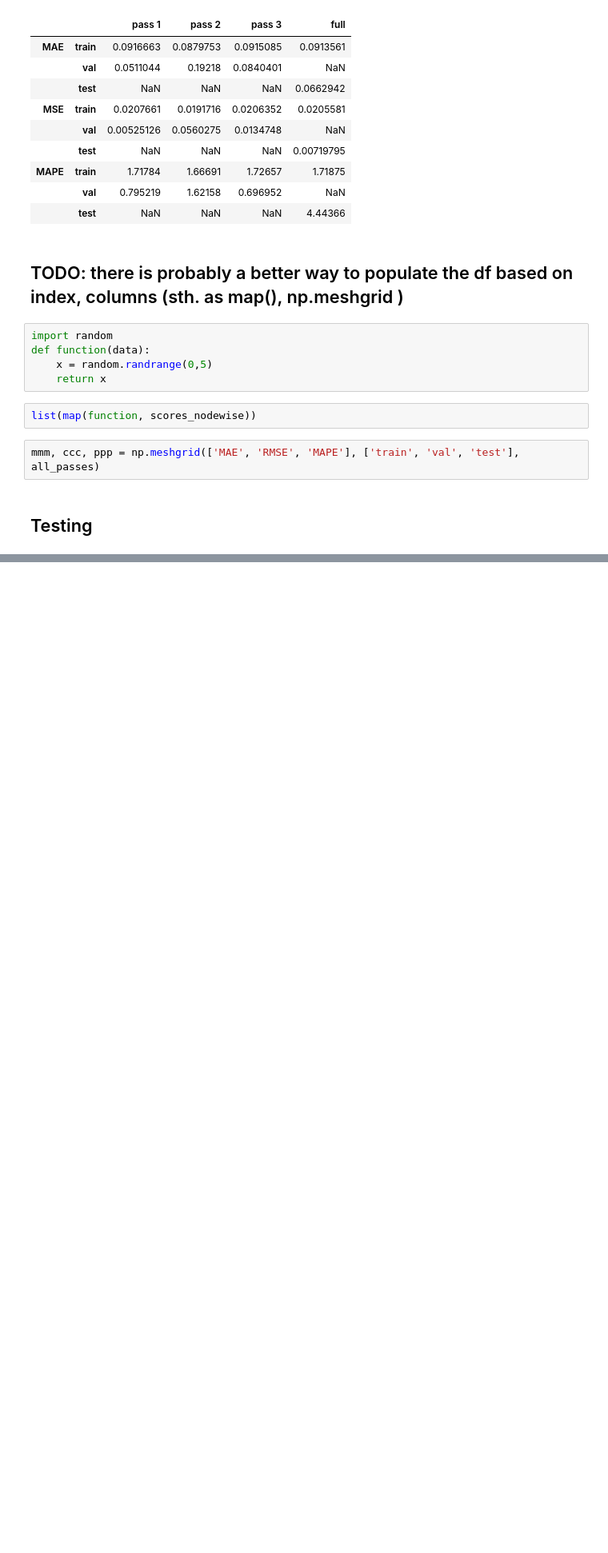
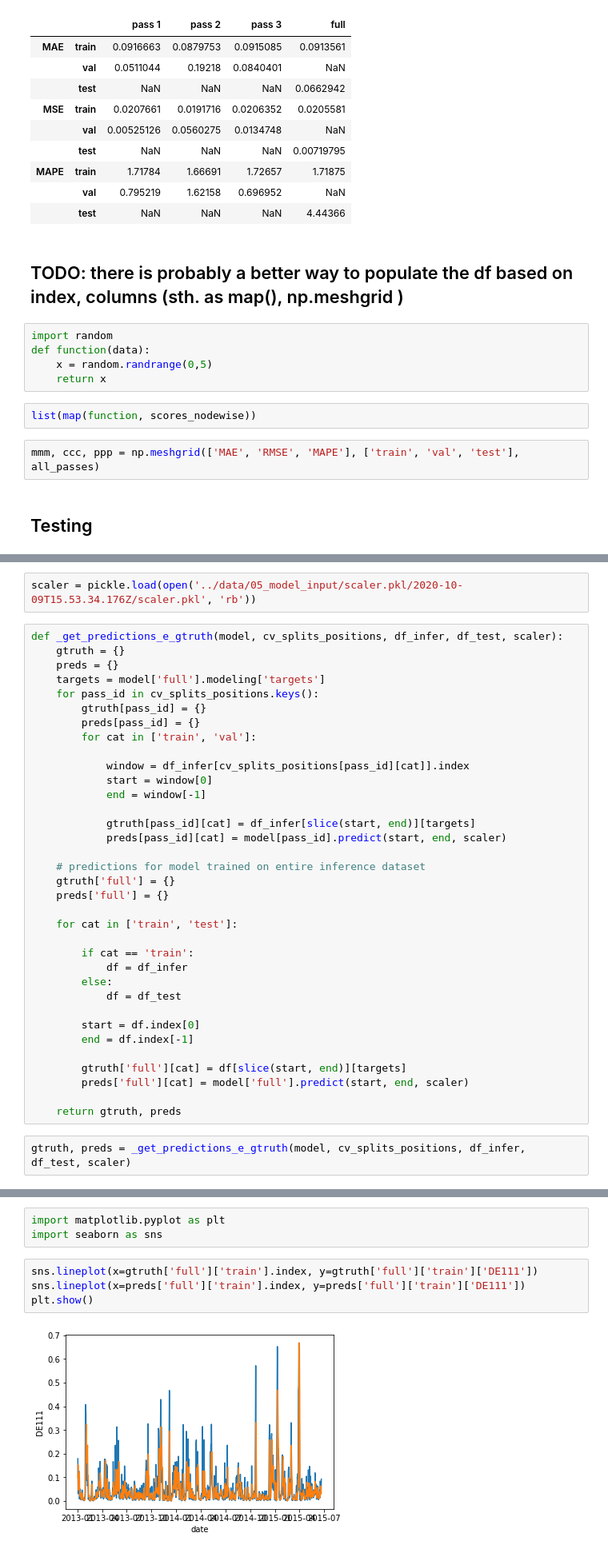
Before and after one commit to ArjunReddy07/wind-stf, a Jupyter notebook: prototyping/evaluate.ipynb, the cells around one changed output, grey strips where cells are left out. Shown at 80% size. Saved outputs shown, nothing was run; the diff lists cells and outputs as text; blank space fills up the shorter version.

Commit message:
reported dataset, EDA

```diff
--- a/prototyping/evaluate.ipynb
+++ b/prototyping/evaluate.ipynb
@@ -334,0 +374,39 @@ scores_nodewise
+# %%
+scaler = pickle.load(open('../data/05_model_input/scaler.pkl/2020-10-09T15.53.34.176Z/scaler.pkl', 'rb'))
+# %%
+def _get_predictions_e_gtruth(model, cv_splits_positions, df_infer, df_test, scaler):
+    gtruth = {}
+    preds = {}
+    targets = model['full'].modeling['targets']
+    for pass_id in cv_splits_positions.keys():
+        gtruth[pass_id] = {}
+        preds[pass_id] = {}
+        for cat in ['train', 'val']:
+
+            window = df_infer[cv_splits_positions[pass_id][cat]].index
+            start = window[0]
+            end = window[-1]
+
+            gtruth[pass_id][cat] = df_infer[slice(start, end)][targets]
+            preds[pass_id][cat] = model[pass_id].predict(start, end, scaler)
+
+    # predictions for model trained on entire inference dataset
+    gtruth['full'] = {}
+    preds['full'] = {}
+
+    for cat in ['train', 'test']:
+
+        if cat == 'train':
+            df = df_infer
+        else:
+            df = df_test
+
+        start = df.index[0]
+        end = df.index[-1]
+
+        gtruth['full'][cat] = df[slice(start, end)][targets]
+        preds['full'][cat] = model['full'].predict(start, end, scaler)
+
+    return gtruth, preds
+# %%
+gtruth, preds = _get_predictions_e_gtruth(model, cv_splits_positions, df_infer, df_test, scaler)
@@ -334,0 +447,9 @@ scores_nodewise
+# %%
+import matplotlib.pyplot as plt
+import seaborn as sns
+# %%
+sns.lineplot(x=gtruth['full']['train'].index, y=gtruth['full']['train']['DE111'])
+sns.lineplot(x=preds['full']['train'].index, y=preds['full']['train']['DE111'])
+plt.show()
+# %% [output]
+[figure, added]
```
Also changed, not shown: parts of 9 cells of this notebook, 3 other files.
